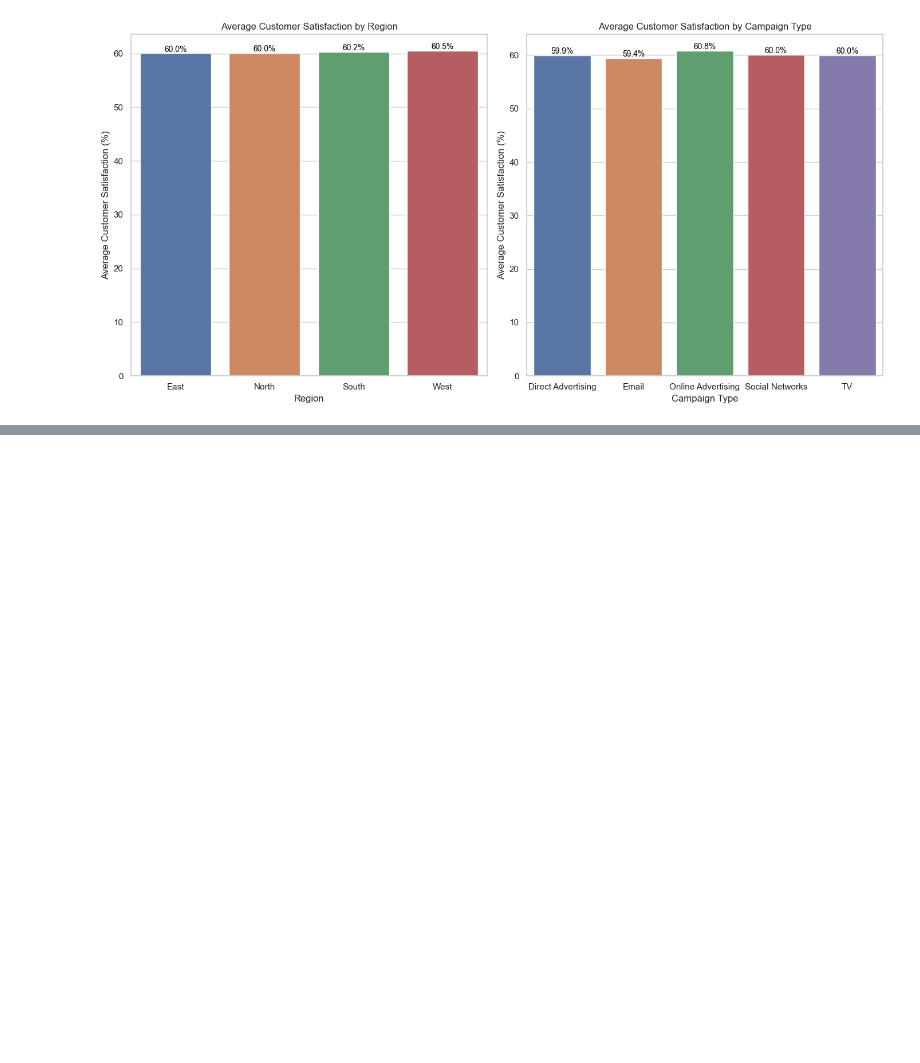
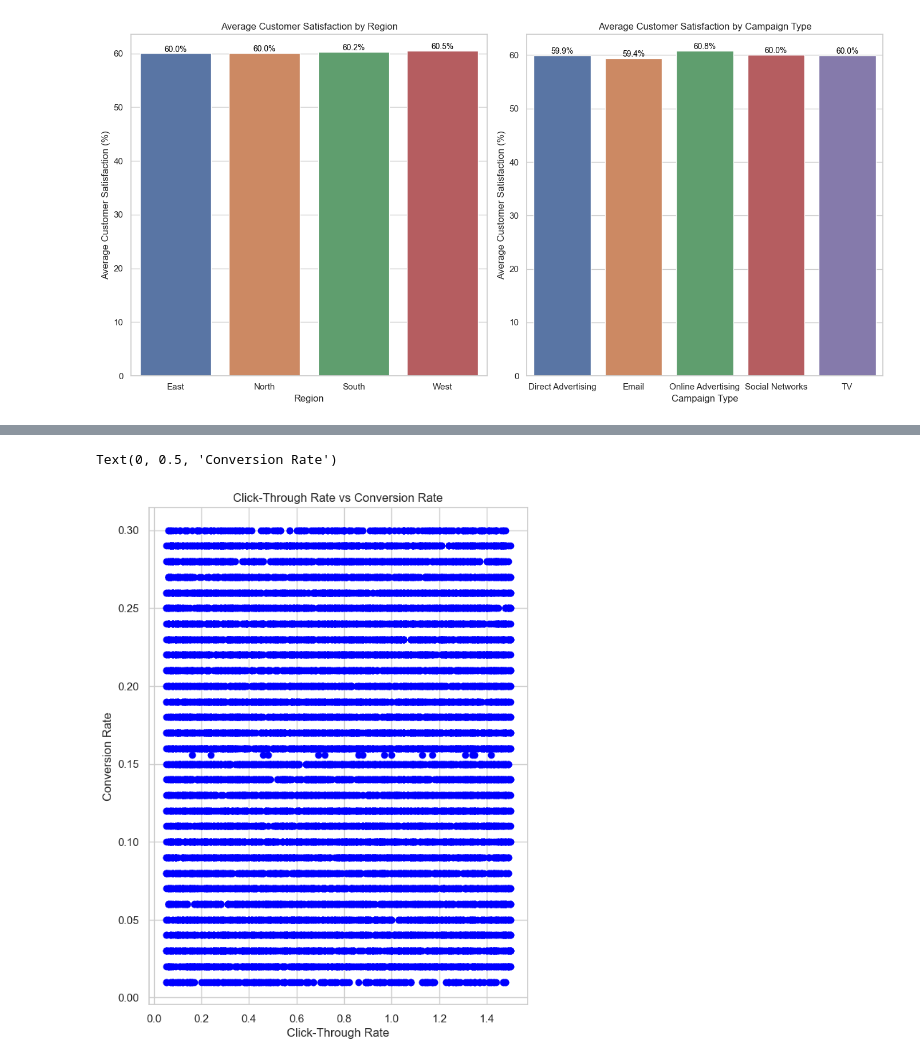
Before and after one commit to OUM124/Analysis-of-the-Campaign-Marketing, a Jupyter notebook: part1.ipynb, the cells around one changed output, grey strips where cells are left out. Drawn from its saved outputs; the diff is of its cells as text; code cells hidden in the pictures; blank space fills up the shorter version.

Commit message:
Scatter plots  done

```diff
--- a/part1.ipynb
+++ b/part1.ipynb
@@ -617,0 +637,11 @@ plt.show()
+# %%
+# Plot CTR vs CR
+plt.figure(figsize=(15, 9))
+plt.subplot(1, 2, 1)
+plt.scatter('click_rate', 'conversion_rate', color='blue',data=data)
+plt.title('Click-Through Rate vs Conversion Rate')
+plt.xlabel('Click-Through Rate')
+plt.ylabel('Conversion Rate')
+# %% [output]
+Text(0, 0.5, 'Conversion Rate')
+[figure, added]
```
Also changed, not shown: parts of 8 cells of this notebook.
